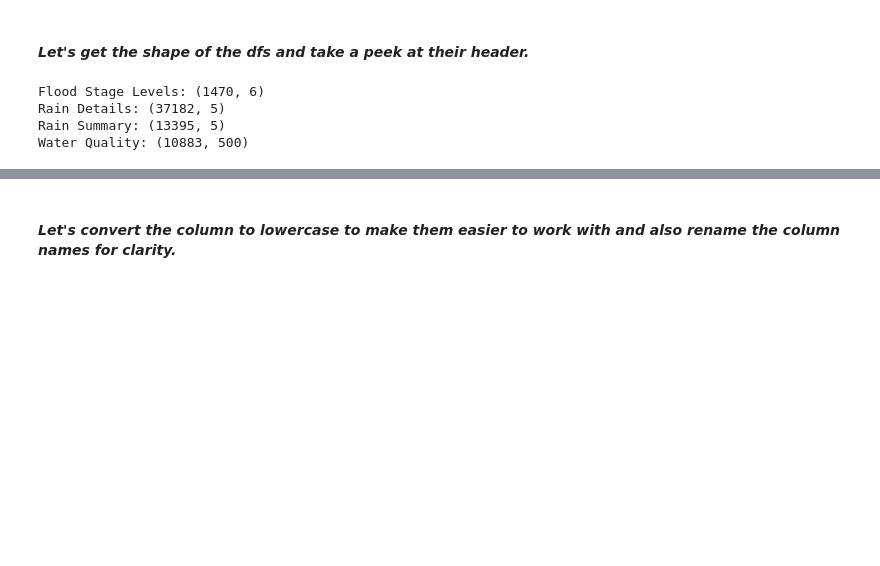
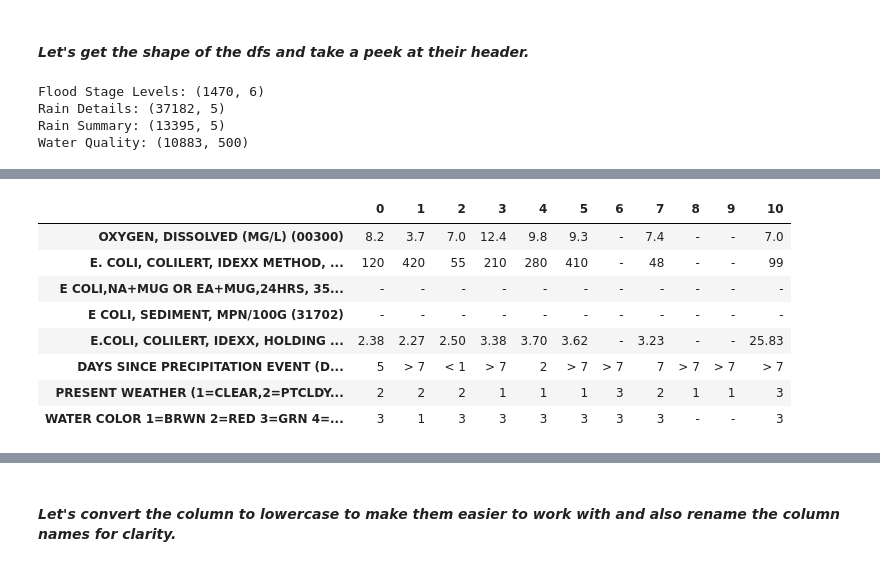
Before and after one commit to codeupada1/san-antonio-datathon-2019, a Jupyter notebook: dd-sara.ipynb, the cells around one changed output, grey strips where cells are left out. Drawn from its saved outputs; the diff is of its cells as text; code cells hidden in the pictures; blank space fills up the shorter version.

Commit message:
trim water quality dataframe

```diff
--- a/dd-sara.ipynb
+++ b/dd-sara.ipynb
@@ -95,3 +95,25 @@ df_water_quality.head(6).T
 | HYDROBIIDAE (92783) | - | - | - | - | - | - |
 | PHYSIDAE (92871) | - | - | - | - | - | - |
 | PHYSA (92874) | - | - | - | - | - | - |
+# %%
+df_water_quality = df_water_quality[['OXYGEN, DISSOLVED (MG/L) (00300)',
+                                     'E. COLI, COLILERT, IDEXX METHOD, MPN/100ML (31699)',
+                                     'E COLI,NA+MUG OR EA+MUG,24HRS, 35 DEGREE (#/100M (31700)',
+                                     'E COLI, SEDIMENT, MPN/100G (31702)',
+                                     'E.COLI, COLILERT, IDEXX, HOLDING TIME (31704)',
+                                     'DAYS SINCE PRECIPITATION EVENT (DAYS) (72053)',
+                                     'PRESENT WEATHER (1=CLEAR,2=PTCLDY,3=CLDY,4=RAIN,5=OTHER) (89966)',
+                                     'WATER COLOR 1=BRWN 2=RED 3=GRN 4=BLCK 5=CLR 6=OT (89969)'
+                                     ]]
+# %%
+df_water_quality.head(11).T
+# %% [output]
+|  | 0 | 1 | 2 | 3 | 4 | 5 | 6 | 7 | 8 | 9 | 10 |
+| OXYGEN, DISSOLVED (MG/L) (00300) | 8.2 | 3.7 | 7.0 | 12.4 | 9.8 | 9.3 | - | 7.4 | - | - | 7.0 |
+| E. COLI, COLILERT, IDEXX METHOD, ... | 120 | 420 | 55 | 210 | 280 | 410 | - | 48 | - | - | 99 |
+| E COLI,NA+MUG OR EA+MUG,24HRS, 35... | - | - | - | - | - | - | - | - | - | - | - |
+| E COLI, SEDIMENT, MPN/100G (31702) | - | - | - | - | - | - | - | - | - | - | - |
+| E.COLI, COLILERT, IDEXX, HOLDING ... | 2.38 | 2.27 | 2.50 | 3.38 | 3.70 | 3.62 | - | 3.23 | - | - | 25.83 |
+| DAYS SINCE PRECIPITATION EVENT (D... | 5 | > 7 | < 1 | > 7 | 2 | > 7 | > 7 | 7 | > 7 | > 7 | > 7 |
+| PRESENT WEATHER (1=CLEAR,2=PTCLDY... | 2 | 2 | 2 | 1 | 1 | 1 | 3 | 2 | 1 | 1 | 3 |
+| WATER COLOR 1=BRWN 2=RED 3=GRN 4=... | 3 | 1 | 3 | 3 | 3 | 3 | 3 | 3 | - | - | 3 |
```
Also changed, not shown: parts of 2 cells of this notebook.
